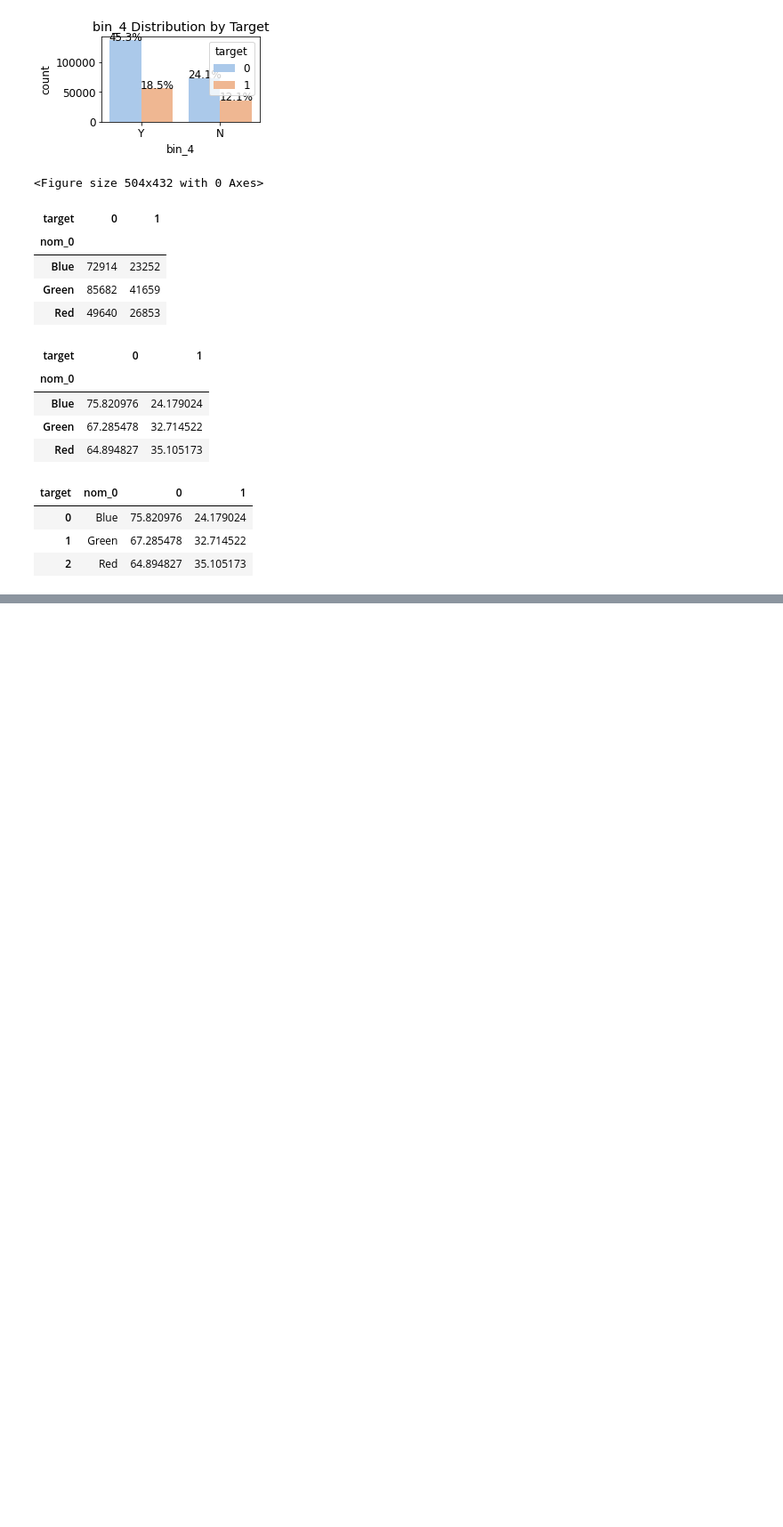
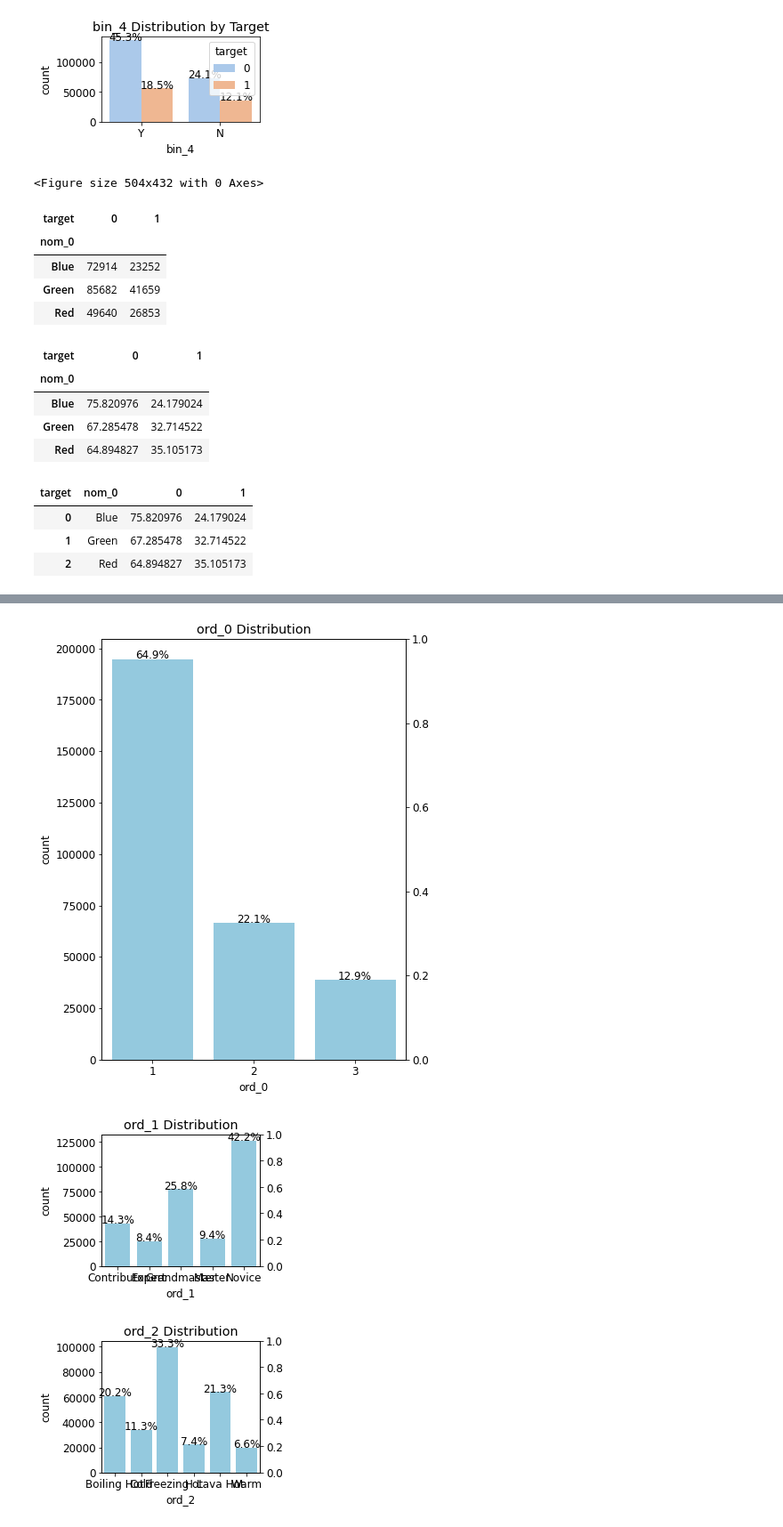
Before and after one commit to Ckck12/Kaggle-, a Jupyter notebook: 범주형데이터이진분류.ipynb, the cells around one changed output, grey strips where cells are left out. Shown: that part at 89% size. Drawn from its saved outputs; the diff is of its cells as text; code cells hidden in the pictures; blank space fills up the shorter version.

```diff
--- a/범주형데이터이진분류.ipynb
+++ b/범주형데이터이진분류.ipynb
@@ -232,0 +277,7 @@ crosstab
+# %%
+ord_features = ['ord_0','ord_1','ord_2','ord_3']
+plot_cat_dish_with_true_ratio(train, ord_features, num_rows=2,num_cols=2)
+# %% [output]
+[figure, added]
+[figure, added]
+[figure, added]
```
Also changed, not shown: parts of 5 cells of this notebook.
